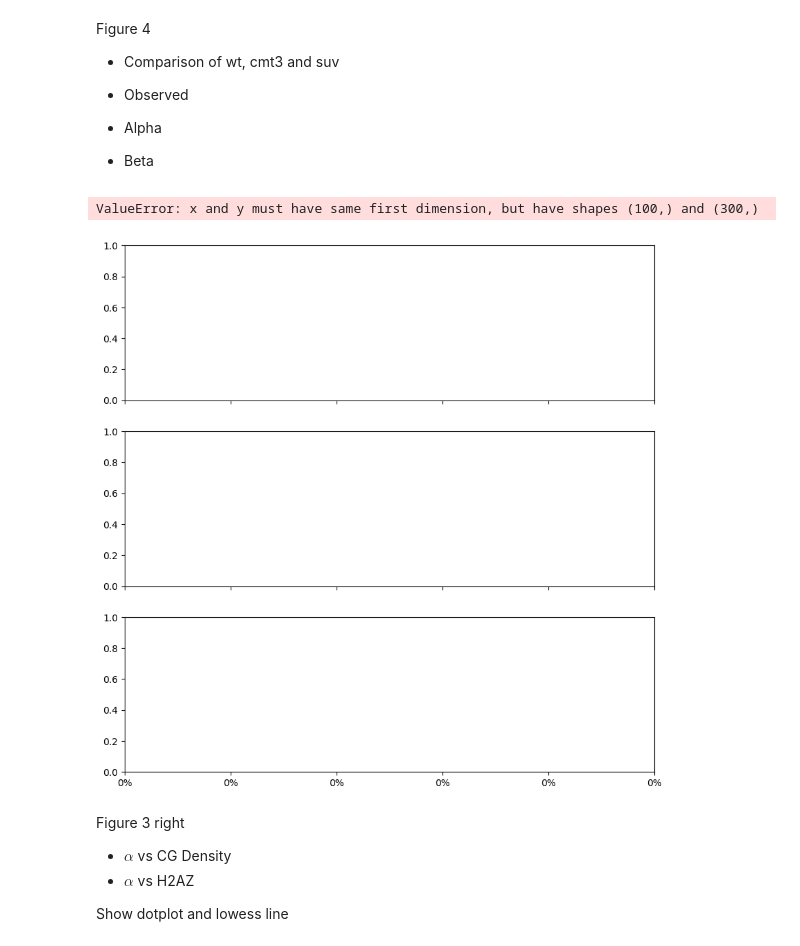
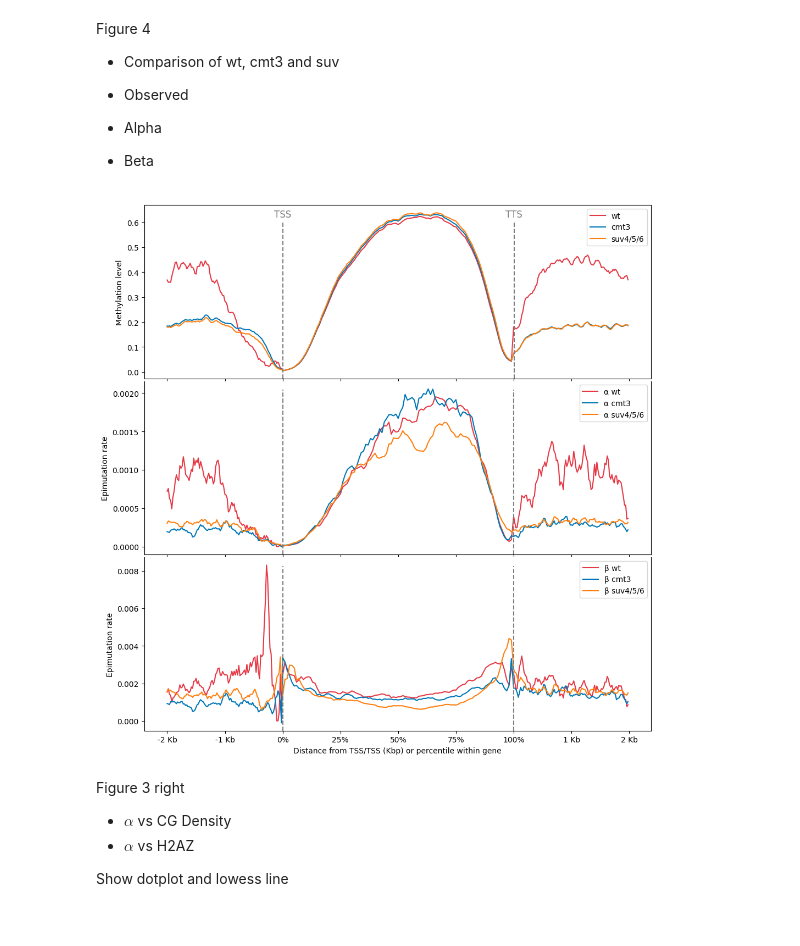
Before and after one commit to constantingoeldel/epigenomics, a Jupyter notebook: plotting.ipynb, the cells around one changed output. Drawn from its saved outputs; the diff is of its cells as text; code cells hidden in the pictures.

```diff
--- a/plotting.ipynb
+++ b/plotting.ipynb
@@ -42,5 +22,8 @@ mods = sheet.worksheet("Mods").get_all_values()
 
 bivariate = sheet.worksheet("Bivariate Analysis").get_all_values()
 
-cmt3raw = sheet.worksheet("CMT3").get_all_values()
-suvraw = sheet.worksheet("SUV").get_all_values()
+cmt3raw = sheet.worksheet("CMT3 new").get_all_values()
+suvraw = sheet.worksheet("SUV new").get_all_values()
+wt_new_raw = sheet.worksheet("WT new").get_all_values()
+
+D_dt_raw = sheet.worksheet("D_dt").get_all_values()
@@ -105,11 +89,11 @@ h, = ax4.plot(x, h2az, b, label='H2AZ')
 
 def format_tick(x, pos):
     if x < 0:
-        return f'{(x //250):.0f} Kbp '
+        return f'{(x //250):.0f} Kb'
     elif x <= 1000:
         return f'{(x/10):.0f}%'
     else:
-        return f'{((x -1000) // 250):.0f} Kbp'
+        return f'{((x -1000) // 250):.0f} Kb'
 
 ax1.xaxis.set_major_formatter(plt.FuncFormatter(format_tick))
 ax1.axvline(x=1,ymax=0.9, color='C7', linestyle='--')
@@ -160,63 +144,62 @@ r = "#e63946"
 b = "#0077b6"
 o = "C1"
 
+wt_obs = wt_new[:, wt_new_headers.index('wt obs')]
+cmt_obs = cmt3[:, cmt3_headers.index('cmt3 obs')]
+suv_obs = suv[:, suv_headers.index('suv obs')]
 
-cmt_obs = cmt3[:, cmt3_headers.index('Observed Steady State')]
-suv_obs = suv[:, suv_headers.index('Observed Steady State')]
+cmt_alpha = cmt3[:, cmt3_headers.index('alpha')]
+cmt_beta = cmt3[:, cmt3_headers.index('beta')]
 
-cmt_alpha = cmt3[:, cmt3_headers.index('Alpha')]
-cmt_beta = cmt3[:, cmt3_headers.index('Beta')]
-
-suv_alpha = suv[:, suv_headers.index('Alpha')]
-suv_beta = suv[:, suv_headers.index('Beta')]
+suv_alpha = suv[:, suv_headers.index('alpha')]
+suv_beta = suv[:, suv_headers.index('beta')]
 
 
 def format_tick(x, pos):
     if x < 0:
-        return f'{(x //250):.0f} Kbp '
+        return f'{(x //250):.0f} Kb'
     elif x <= 1000:
         return f'{(x/10):.0f}%'
     else:
-        return f'{((x -1000) // 250):.0f} Kbp'
+        return f'{((x -1000) // 250):.0f} Kb'
 ax1.xaxis.set_major_formatter(plt.FuncFormatter(format_tick))
 
-ax1.plot(x, obs, r, x, cmt_obs, b, x, suv_obs, o)
+ax1.plot(x, wt_obs, r, x, cmt_obs, b, x, suv_obs, o)
 ax1.axvline(x=2,ymax=0.9, color='C7', linestyle='--')
 ax1.axvline(x=1002, ymax=0.9,color='C7', linestyle='--')
-ax1.annotate("TSS", xy=(0,0), xytext=(-38, 0.52),  color='C7', fontsize=12)
-ax1.annotate("TTS", xy=(100,0), xytext=(965, 0.52),  color='C7', fontsize=12)
+ax1.annotate("TSS", xy=(0,0), xytext=(-38, 0.62),  color='C7', fontsize=12)
+ax1.annotate("TTS", xy=(100,0), xytext=(965, 0.62),  color='C7', fontsize=12)
 ax1.legend(['wt', 'cmt3', "suv4/5/6"], loc='upper right')
 ax1.set_ylabel('Methylation level')
 
 
 
 ax2.plot(x, alpha, r, x, cmt_alpha, b, x, suv_alpha, o)
 ax2.axvline(x=1,ymax=0.95, color='C7', linestyle='--')
 ax2.axvline(x=1001, ymax=0.95,color='C7', linestyle='--')
 ax2.legend(['α wt', 'α cmt3' , "α suv4/5/6"], loc='upper right')
 ax2.set_ylabel("Epimutation rate")
 
 ax3.plot(x, beta, r, x, cmt_beta, b, x, suv_beta, o)
 ax3.axvline(x=1,ymax=0.95, color='C7', linestyle='--')
 ax3.axvline(x=1001, ymax=0.95,color='C7', linestyle='--')
 ax3.legend(['β wt', "β cmt3", "β suv4/5/6"], loc='upper right')
 ax3.set_ylabel("Epimutation rate")
 ax3.set_xlabel('Distance from TSS/TSS (Kbp) or percentile within gene')
 ax4.set_ylabel("Number of H2AZ modifications in window")
 
 
 fig.tight_layout(pad=0)
 ax2.spines['top'].set_visible(False)
 ax3.spines['top'].set_visible(False)
 ax4.spines["top"].set_visible(False)
 
 
 
 plt.savefig("4.png", dpi=450)
 plt.show()
 # %% [output]
-ValueError: x and y must have same first dimension, but have shapes (100,) and (300,)
-[figure, old version]
+[figure, new version]
 # %% [markdown]
 Figure 3 right
 
```
Also changed, not shown: parts of 9 cells of this notebook, 11 other files.
